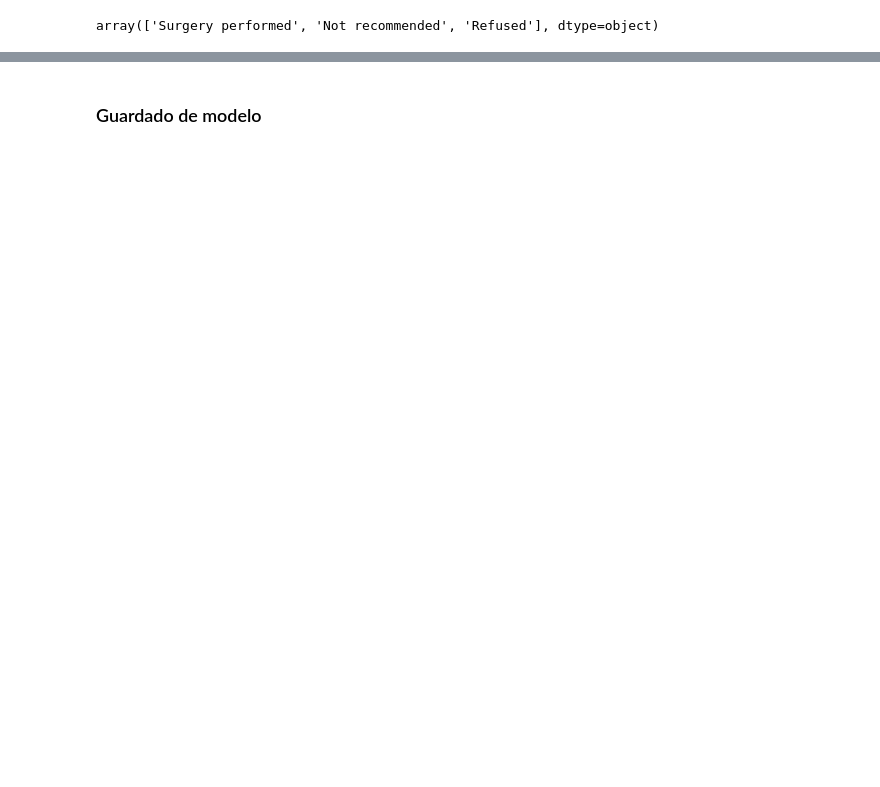
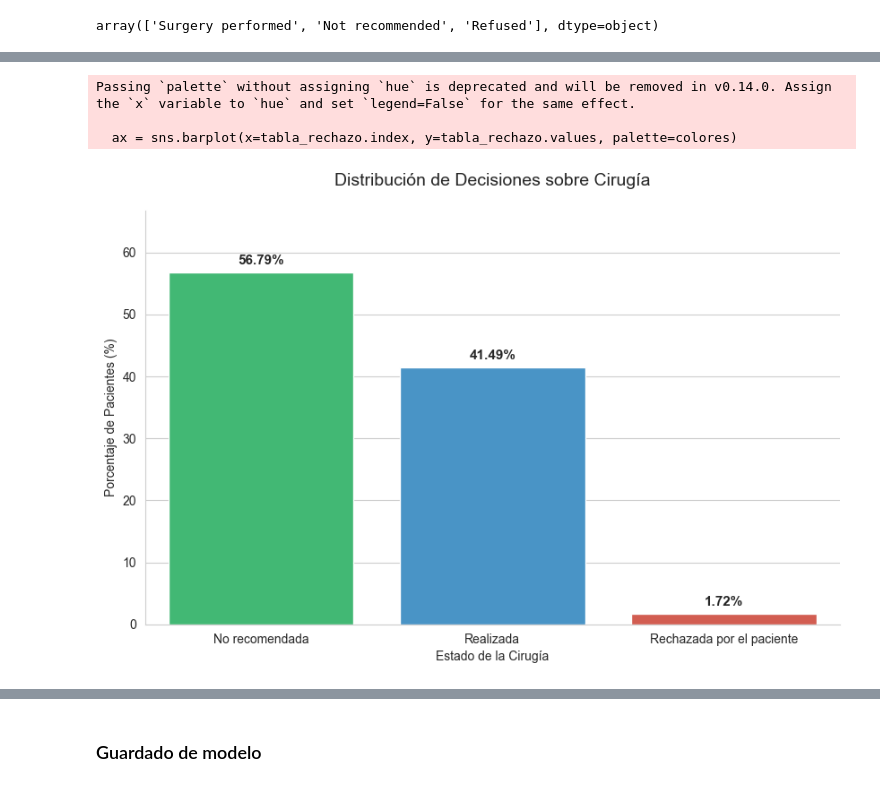
Before and after one commit to carlos-villa-restrepo/lung-cancer-prediction-xgboost, a Jupyter notebook: notebooks/betania_EDA_3.ipynb, the cells around one changed output, grey strips where cells are left out. Cells and saved outputs as stored; diff of their text form; code cells hidden in the pictures; blank space fills up the shorter version.

```diff
--- a/notebooks/betania_EDA_3.ipynb
+++ b/notebooks/betania_EDA_3.ipynb
@@ -1241,0 +1294,39 @@ df['tratamiento'] = df['surg_yesno'] + " + " + df['chemo_yesno'] + " + " + df['r
+# %%
+# Identifica el rechazo basado en el mapeo 'Cr'
+# Usa la columna original de cirugía  ya estandarizada
+df['status_cirugia'] = df['surg_yesno'].map({
+    'C': 'Realizada',
+    'Cn': 'No recomendada',
+    'Cr': 'Rechazada por el paciente'
+})
+
+# Calcula porcentajes
+tabla_rechazo = df['status_cirugia'].value_counts(normalize=True) * 100
+
+# Visualización
+plt.figure(figsize=(10, 6))
+colores = ['#2ecc71', '#3498db', '#e74c3c'] # Verde, Azul, Rojo para el rechazo
+
+ax = sns.barplot(x=tabla_rechazo.index, y=tabla_rechazo.values, palette=colores)
+
+# Añade etiquetas de porcentaje exacto sobre cada barra
+for p in ax.patches:
+    ax.annotate(f'{p.get_height():.2f}%',
+                (p.get_x() + p.get_width() / 2., p.get_height()),
+                ha='center', va='center',
+                xytext=(0, 9),
+                textcoords='offset points',
+                fontsize=11, fontweight='bold')
+
+plt.title('Distribución de Decisiones sobre Cirugía', fontsize=14, pad=20)
+plt.ylabel('Porcentaje de Pacientes (%)')
+plt.xlabel('Estado de la Cirugía')
+plt.ylim(0, max(tabla_rechazo.values) + 10)
+sns.despine()
+
+plt.show()
+# %% [output]
+Passing `palette` without assigning `hue` is deprecated and will be removed in v0.14.0. Assign the `x` variable to `hue` and set `legend=False` for the same effect.
+
+  ax = sns.barplot(x=tabla_rechazo.index, y=tabla_rechazo.values, palette=colores)
+[figure, added]
```
Also changed, not shown: parts of 41 cells of this notebook.
